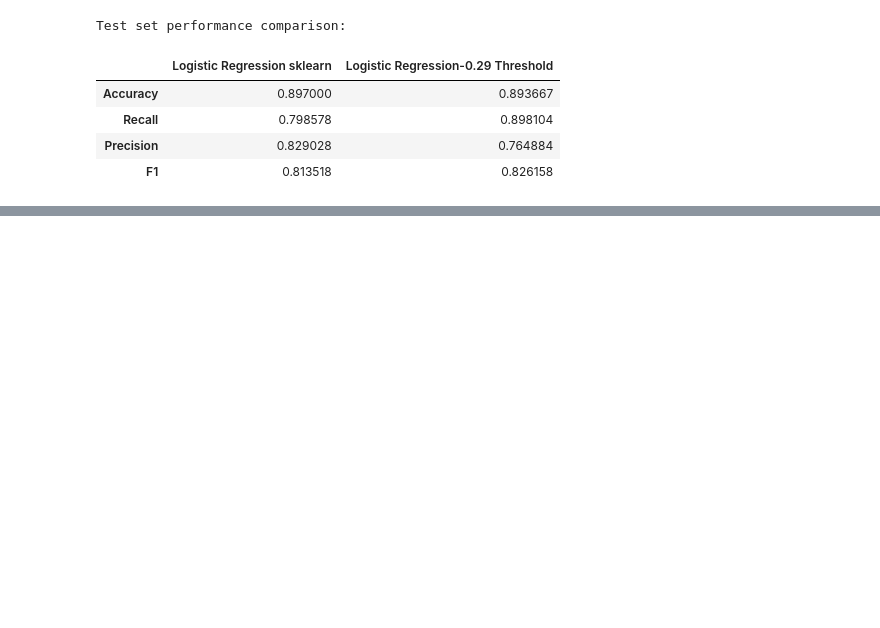
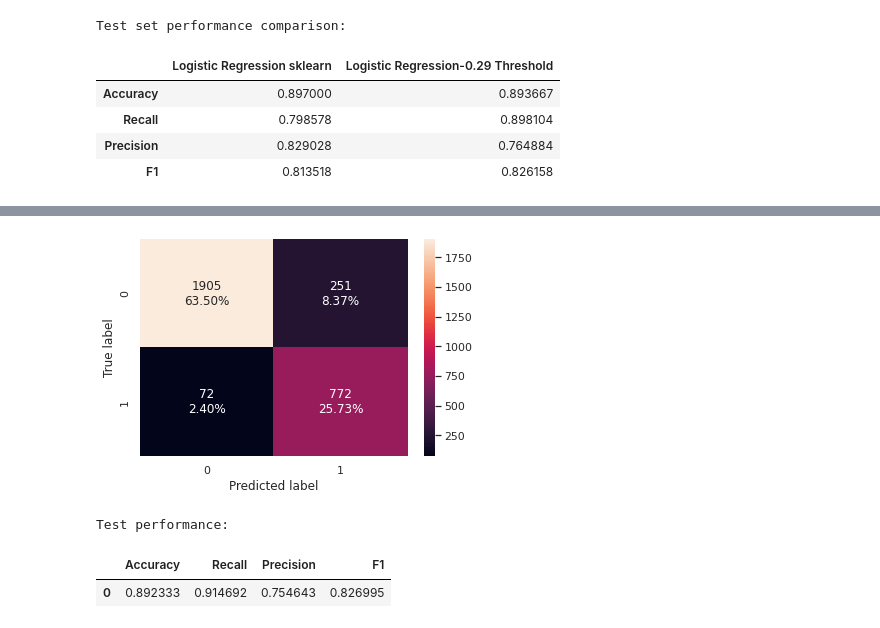
Before and after one commit to cfreeman22/predictive_modeling_mlr, a Jupyter notebook: D208_task2.ipynb, the cells around one changed output, grey strips where cells are left out. Drawn from its saved outputs; the diff is of its cells as text; code cells hidden in the pictures; blank space fills up the shorter version.

```diff
--- a/D208_task2.ipynb
+++ b/D208_task2.ipynb
@@ -1147,0 +1272,5 @@ df.
+# %%
+sel_vars = ['Gender','Techie','Contract','InternetService','Multiple','OnlineBackup','DeviceProtection',
+            'StreamingTV','StreamingMovies','PaymentMethod','Tenure','MonthlyCharge','Churn']
+# %%
+df2 = churn[sel_vars]
@@ -1157,10 +1309,10 @@ to_drop = ['Children','Age','Income','Outage_sec_perweek','Contacts','Email', 'Y
 # %%
-X2 = churn.drop('Churn', axis=1)
-Y2 = churn["Churn"]
+X2 = df2.drop('Churn', axis=1)
+Y2 = df2["Churn"]
 
 # creating dummy variables
 X2 = pd.get_dummies(X2, drop_first=True)
-X2 = X2.drop(to_drop, axis=1)
+#X2 = X2.drop(to_drop, axis=1)
 # splitting in training and test set
 X_train, X_test, y_train, y_test = train_test_split(
     X2, Y2, test_size=0.3, random_state=42)
@@ -1311,12 +1488,19 @@ plt.show()
 # %%
 # creating confusion matrix
 confusion_matrix_sklearn_with_threshold(
-    lg, X_test, y_test, threshold=optimal_threshold_curve
+    lg, X_test, y_test, threshold=optimal_threshold_auc_roc
 )
+# %% [output]
+[figure, added]
 # %%
-log_reg_model_test_perf_threshold_curve = model_performance_classification_sklearn_with_threshold(
-    lg, X_test, y_test, threshold=optimal_threshold_curve
+# checking model performance for this model
+log_reg_model_test_perf_threshold_auc_roc = model_performance_classification_sklearn_with_threshold(
+    lg, X_test, y_test, threshold=optimal_threshold_auc_roc
 )
 print("Test performance:")
-log_reg_model_test_perf_threshold_curve
+log_reg_model_test_perf_threshold_auc_roc
+# %% [output]
+Test performance:
+|  | Accuracy | Recall | Precision | F1 |
+| 0 | 0.892333 | 0.914692 | 0.754643 | 0.826995 |
 # %%
```
Also changed, not shown: parts of 38 cells of this notebook.
